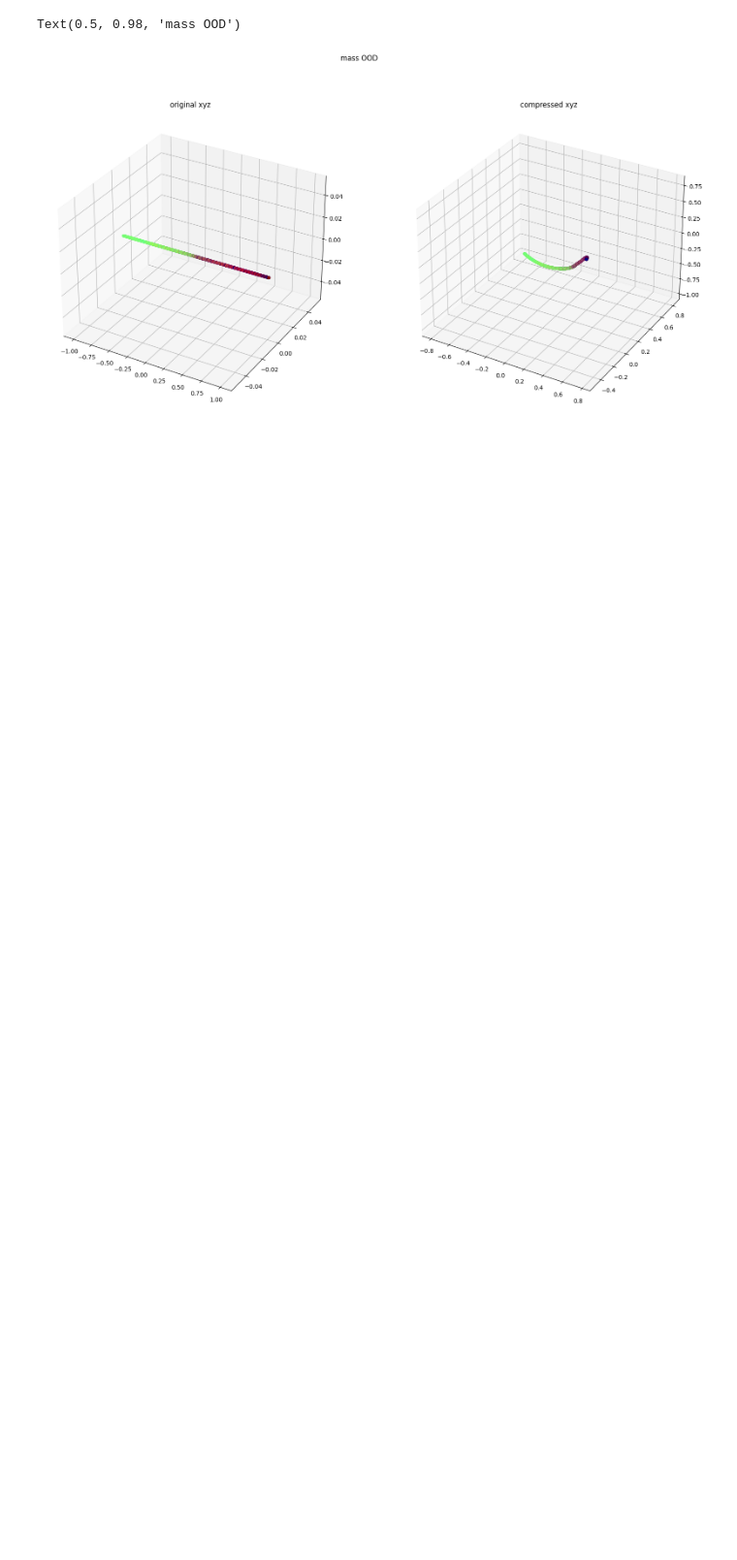
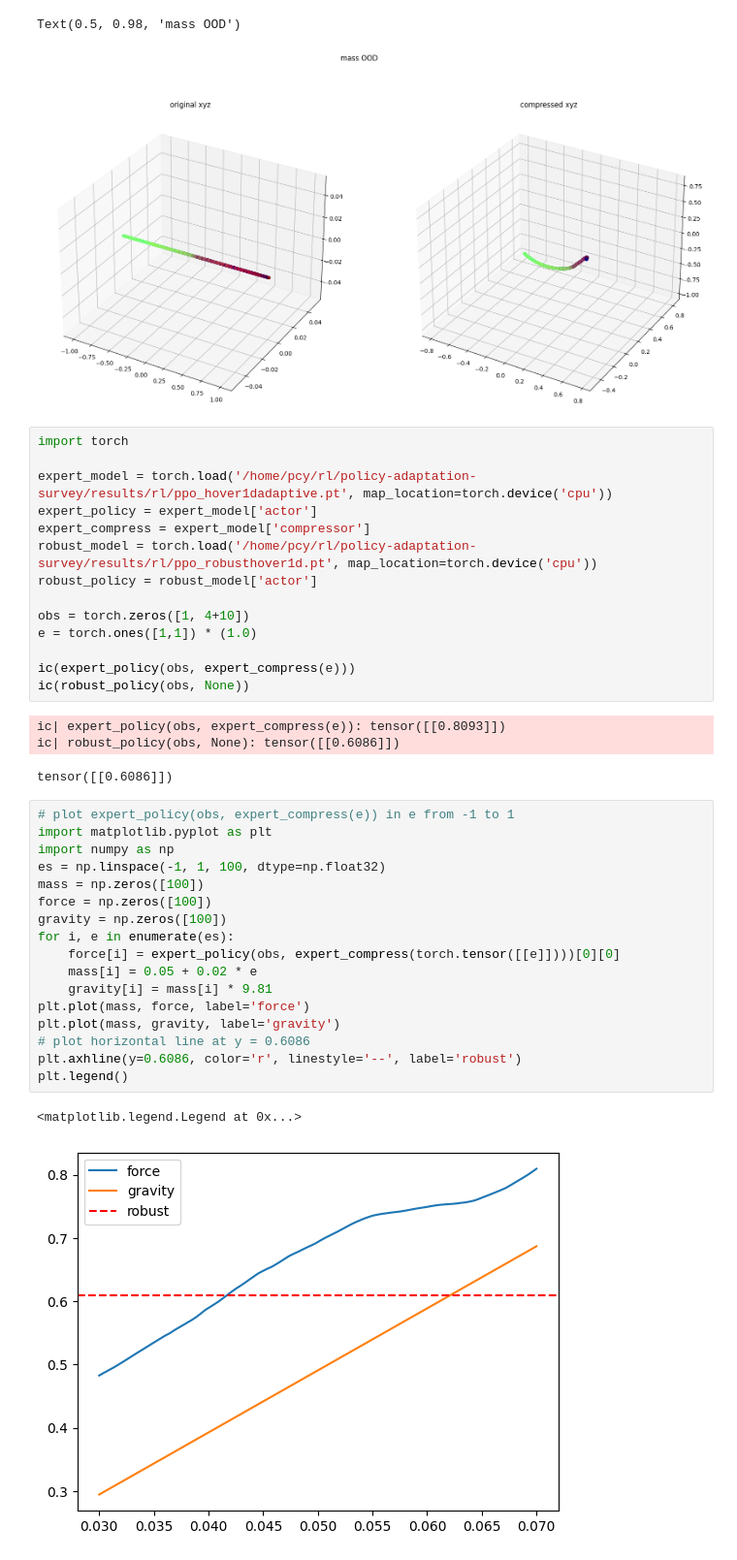
Before and after one commit to jc-bao/policy-adaptation-survey, a Jupyter notebook: adaptive_control_gym/utils/plot.ipynb, the cells around one changed output. Shown at 97% size. Saved outputs shown, nothing was run; the diff lists cells and outputs as text; blank space fills up the shorter version.

```diff
--- a/adaptive_control_gym/utils/plot.ipynb
+++ b/adaptive_control_gym/utils/plot.ipynb
@@ -91,3 +91,41 @@ plt.suptitle('mass OOD')
 # %% [output]
 Text(0.5, 0.98, 'mass OOD')
 [figure]
+# %%
+import torch
+
+expert_model = torch.load('/home/pcy/rl/policy-adaptation-survey/results/rl/ppo_hover1dadaptive.pt', map_location=torch.device('cpu'))
+expert_policy = expert_model['actor']
+expert_compress = expert_model['compressor']
+robust_model = torch.load('/home/pcy/rl/policy-adaptation-survey/results/rl/ppo_robusthover1d.pt', map_location=torch.device('cpu'))
+robust_policy = robust_model['actor']
+
+obs = torch.zeros([1, 4+10])
+e = torch.ones([1,1]) * (1.0)
+
+ic(expert_policy(obs, expert_compress(e)))
+ic(robust_policy(obs, None))
+# %% [output]
+ic| expert_policy(obs, expert_compress(e)): tensor([[0.8093]])
+ic| robust_policy(obs, None): tensor([[0.6086]])
+tensor([[0.6086]])
+# %%
+# plot expert_policy(obs, expert_compress(e)) in e from -1 to 1
+import matplotlib.pyplot as plt
+import numpy as np
+es = np.linspace(-1, 1, 100, dtype=np.float32)
+mass = np.zeros([100])
+force = np.zeros([100])
+gravity = np.zeros([100])
+for i, e in enumerate(es):
+    force[i] = expert_policy(obs, expert_compress(torch.tensor([[e]])))[0][0]
+    mass[i] = 0.05 + 0.02 * e
+    gravity[i] = mass[i] * 9.81
+plt.plot(mass, force, label='force')
+plt.plot(mass, gravity, label='gravity')
+# plot horizontal line at y = 0.6086
+plt.axhline(y=0.6086, color='r', linestyle='--', label='robust')
+plt.legend()
+# %% [output]
+<matplotlib.legend.Legend at 0x...>
+[figure, added]
```
Also changed, not shown: 3 other files.
